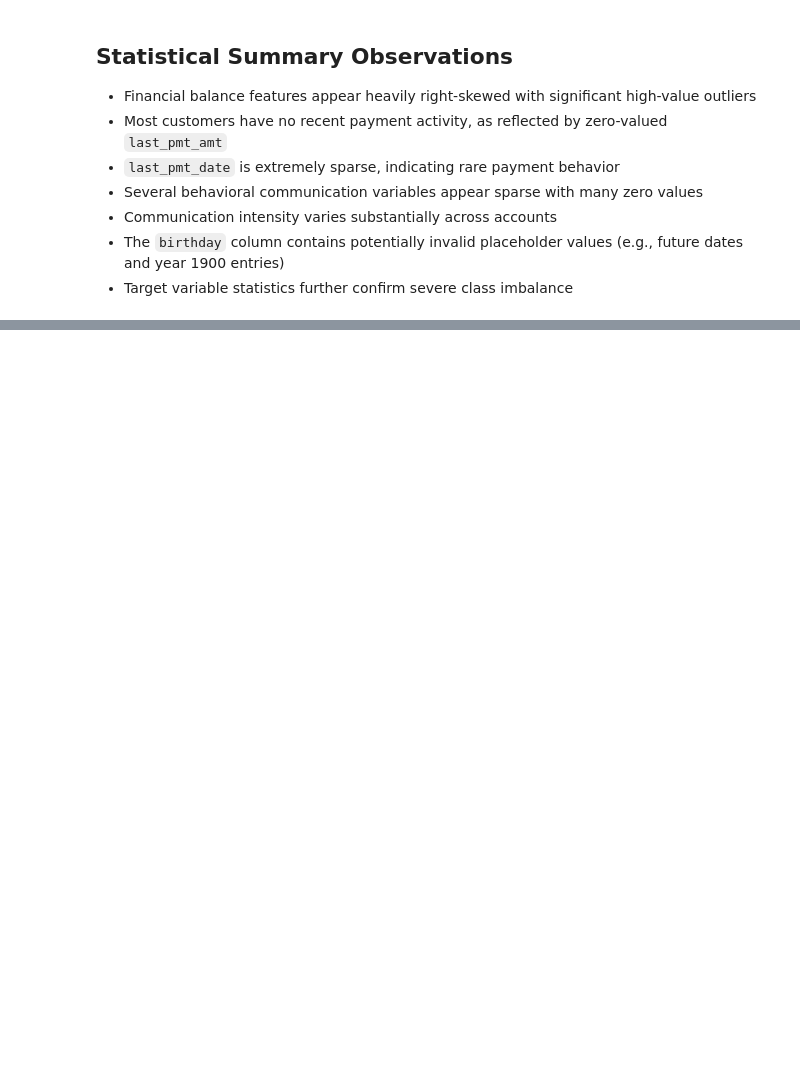
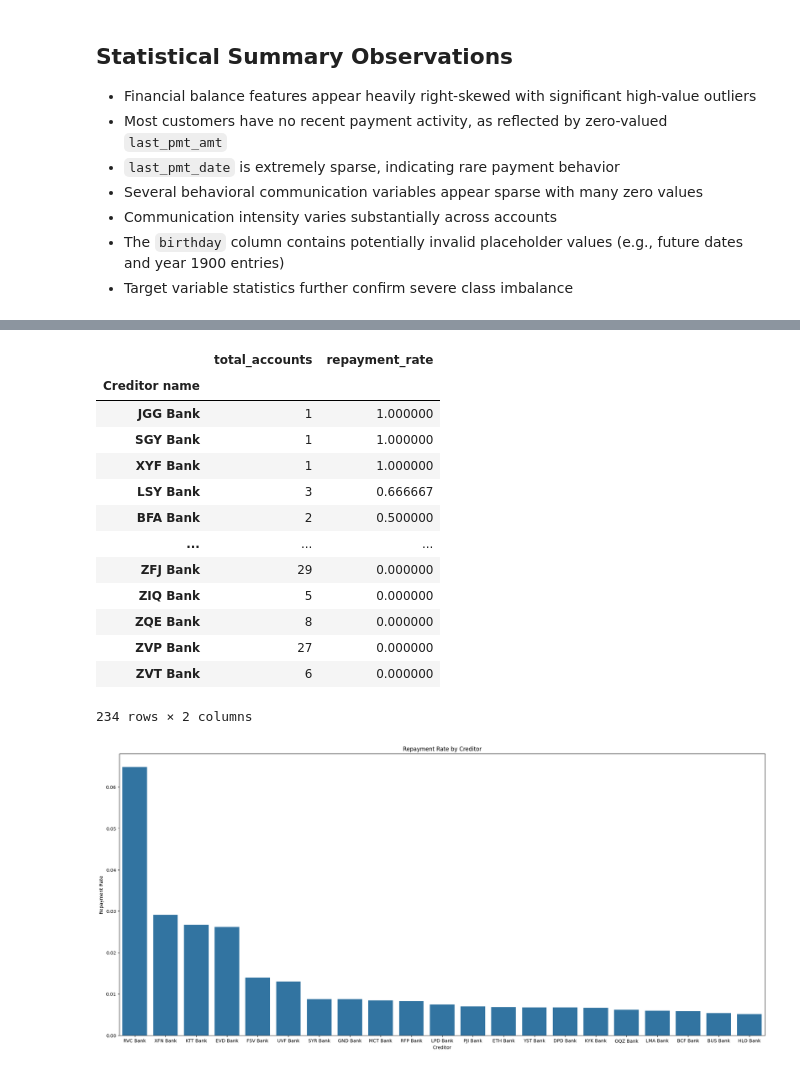
Before and after one commit to sidd-1311/Propensity-to-pay, a Jupyter notebook: Notebooks/02_eda.ipynb, the cells around one changed output, grey strips where cells are left out. Saved outputs shown, nothing was run; the diff lists cells and outputs as text; code cells hidden in the pictures; blank space fills up the shorter version.

```diff
--- a/Notebooks/02_eda.ipynb
+++ b/Notebooks/02_eda.ipynb
@@ -61,0 +183,51 @@ loan_df.describe()
+# %%
+# Categoricsl feature analysis- Creditor
+
+creditor_analysis = (
+    loan_df.groupby('Creditor name')
+    .agg(
+        total_accounts=('Payment_Next30Days', 'count'),
+        repayment_rate=('Payment_Next30Days', 'mean')
+    )
+    .sort_values(
+        by='repayment_rate',
+        ascending=False
+    )
+)
+
+display(creditor_analysis)
+
+
+filtered_status = creditor_analysis[
+    (creditor_analysis['total_accounts'] >= 100) &
+    (creditor_analysis['repayment_rate'] > 0.005)
+]
+
+plt.figure(figsize=(25,11))
+
+sns.barplot(
+    x=filtered_status.index.astype(str),
+    y=filtered_status['repayment_rate']
+)
+
+plt.title('Repayment Rate by Creditor')
+plt.xlabel('Creditor')
+plt.ylabel('Repayment Rate')
+
+plt.show()
+# %% [output]
+|  | total_accounts | repayment_rate |
+| Creditor name |  |  |
+| JGG Bank | 1 | 1.000000 |
+| SGY Bank | 1 | 1.000000 |
+| XYF Bank | 1 | 1.000000 |
+| LSY Bank | 3 | 0.666667 |
+| BFA Bank | 2 | 0.500000 |
+| ... | ... | ... |
+| ZFJ Bank | 29 | 0.000000 |
+| ZIQ Bank | 5 | 0.000000 |
+| ZQE Bank | 8 | 0.000000 |
+| ZVP Bank | 27 | 0.000000 |
+| ZVT Bank | 6 | 0.000000 |
+234 rows × 2 columns
+[figure, added]
```
Also changed, not shown: parts of 12 cells of this notebook.
